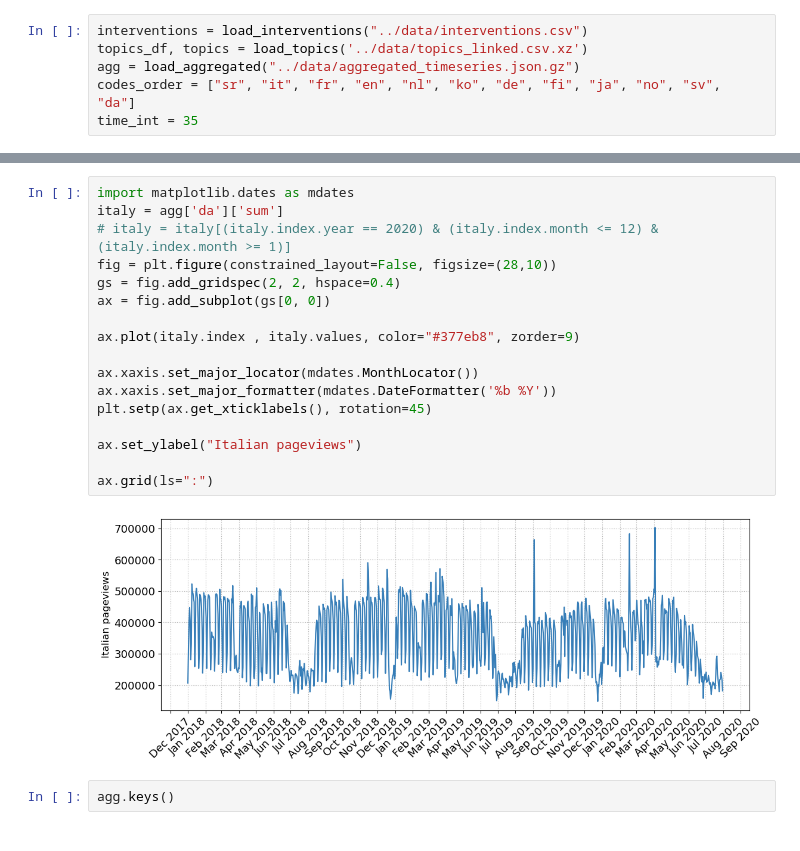
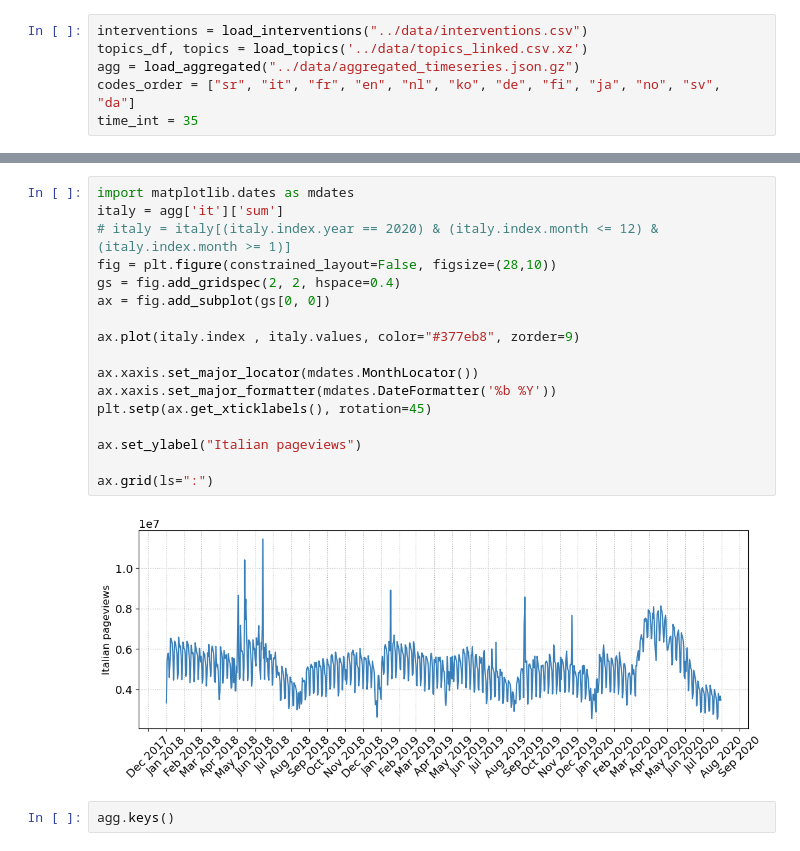
Before and after one commit to epfl-ada/ada-2023-project-rablashijupa, a Jupyter notebook: analyses/project.ipynb, the cells around one changed output, grey strips where cells are left out. Drawn from its saved outputs; the diff is of its cells as text.

```diff
--- a/analyses/project.ipynb
+++ b/analyses/project.ipynb
@@ -120,22 +93,22 @@ df.head()
 # %%
 import matplotlib.dates as mdates
-italy = agg['da']['sum']
+italy = agg['it']['sum']
 # italy = italy[(italy.index.year == 2020) & (italy.index.month <= 12) & (italy.index.month >= 1)]
 fig = plt.figure(constrained_layout=False, figsize=(28,10))
 gs = fig.add_gridspec(2, 2, hspace=0.4)
 ax = fig.add_subplot(gs[0, 0])
 
 ax.plot(italy.index , italy.values, color="#377eb8", zorder=9)
 
 ax.xaxis.set_major_locator(mdates.MonthLocator())
 ax.xaxis.set_major_formatter(mdates.DateFormatter('%b %Y'))
 plt.setp(ax.get_xticklabels(), rotation=45)
 
 ax.set_ylabel("Italian pageviews")
 
 ax.grid(ls=":")
 # %% [output]
-[figure, old version]
+[figure, new version]
 # %%
 agg.keys()
 # %% [output]
```
Also changed, not shown: parts of 8 cells of this notebook.
